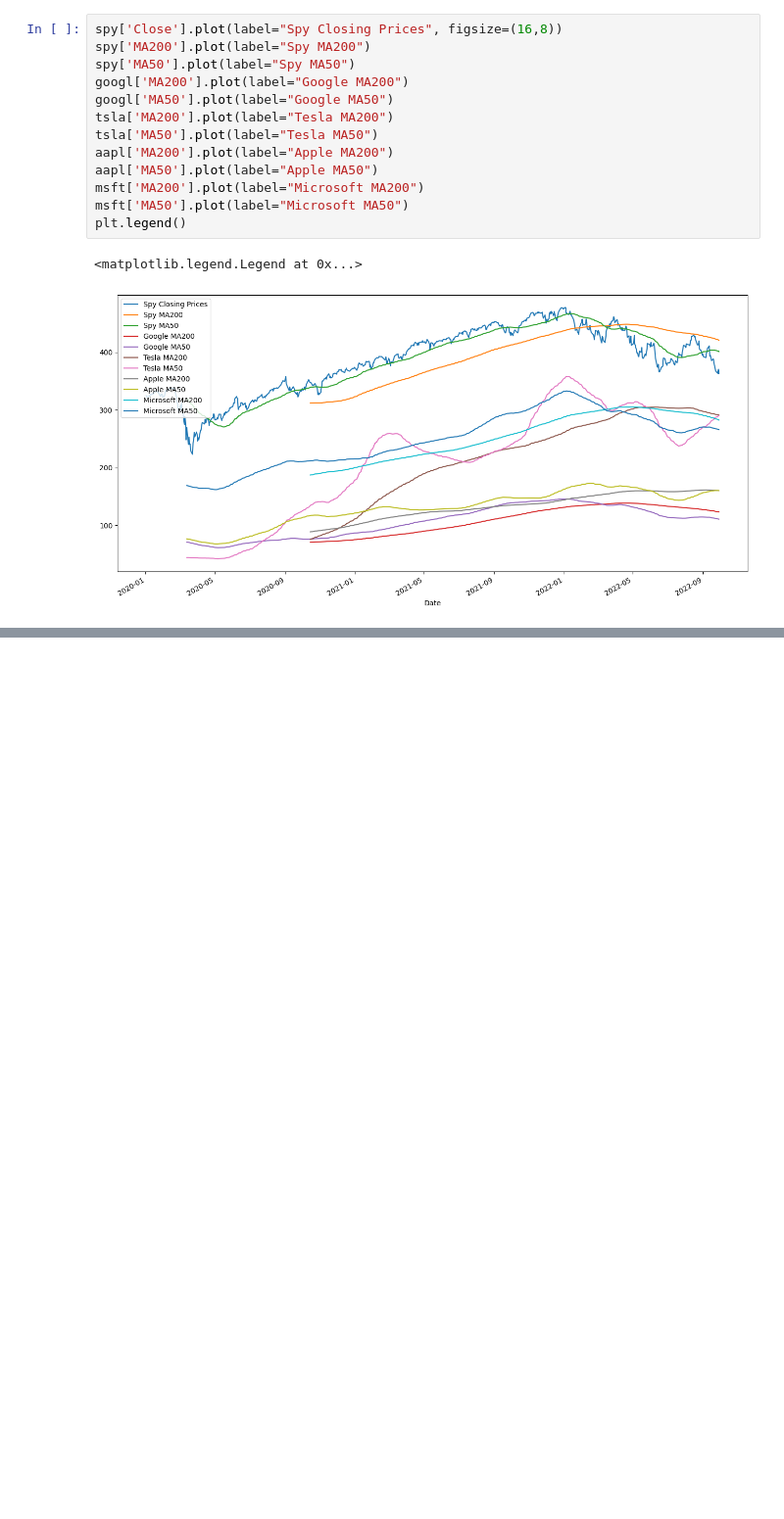
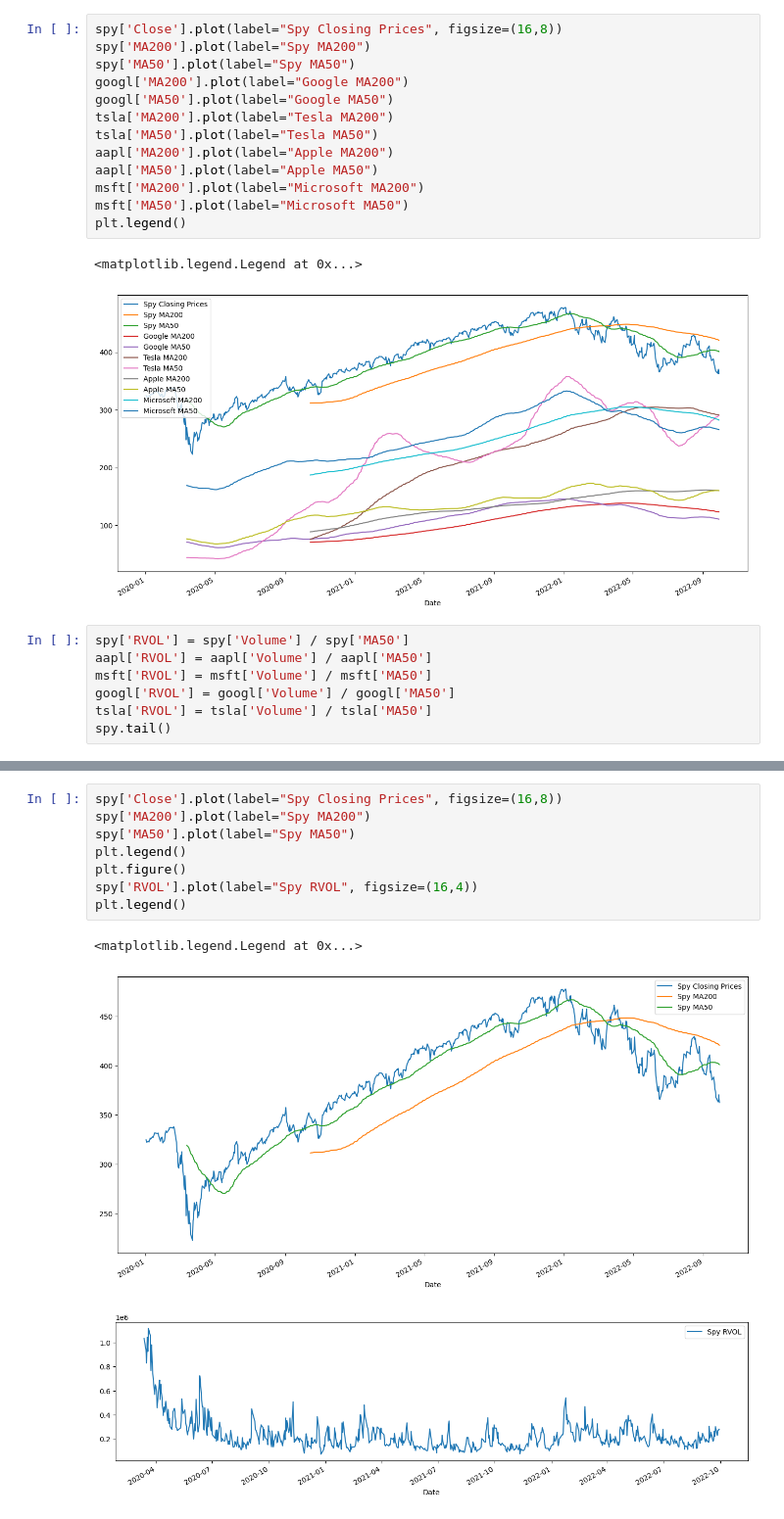
Before and after one commit to andykr1k/StockBackTesting, a Jupyter notebook: DataReader.ipynb, the cells around one changed output, grey strips where cells are left out. Shown at 98% size. Drawn from its saved outputs; the diff is of its cells as text; blank space fills up the shorter version.

Commit message:
Added RVOL

```diff
--- a/DataReader.ipynb
+++ b/DataReader.ipynb
@@ -287,3 +287,10 @@ plt.legend()
 # %% [output]
 <matplotlib.legend.Legend at 0x...>
 [figure]
+# %%
+spy['RVOL'] = spy['Volume'] / spy['MA50']
+aapl['RVOL'] = aapl['Volume'] / aapl['MA50']
+msft['RVOL'] = msft['Volume'] / msft['MA50']
+googl['RVOL'] = googl['Volume'] / googl['MA50']
+tsla['RVOL'] = tsla['Volume'] / tsla['MA50']
+spy.tail()
@@ -289,0 +305,12 @@ plt.legend()
+# %%
+spy['Close'].plot(label="Spy Closing Prices", figsize=(16,8))
+spy['MA200'].plot(label="Spy MA200")
+spy['MA50'].plot(label="Spy MA50")
+plt.legend()
+plt.figure()
+spy['RVOL'].plot(label="Spy RVOL", figsize=(16,4))
+plt.legend()
+# %% [output]
+<matplotlib.legend.Legend at 0x...>
+[figure, added]
+[figure, added]
```
Also changed, not shown: parts of 6 cells of this notebook.
